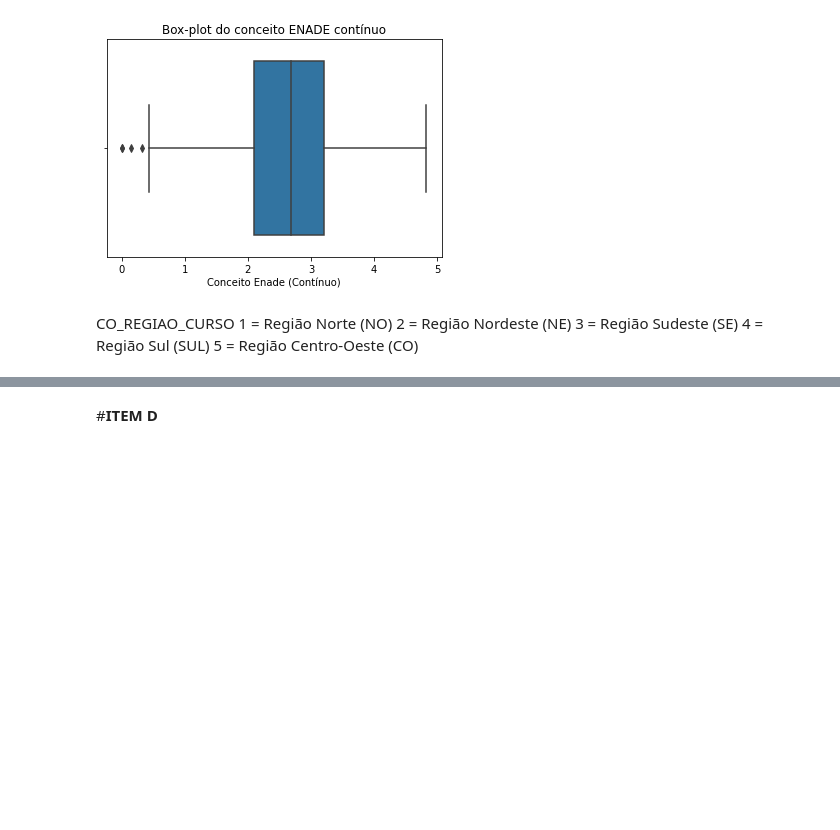
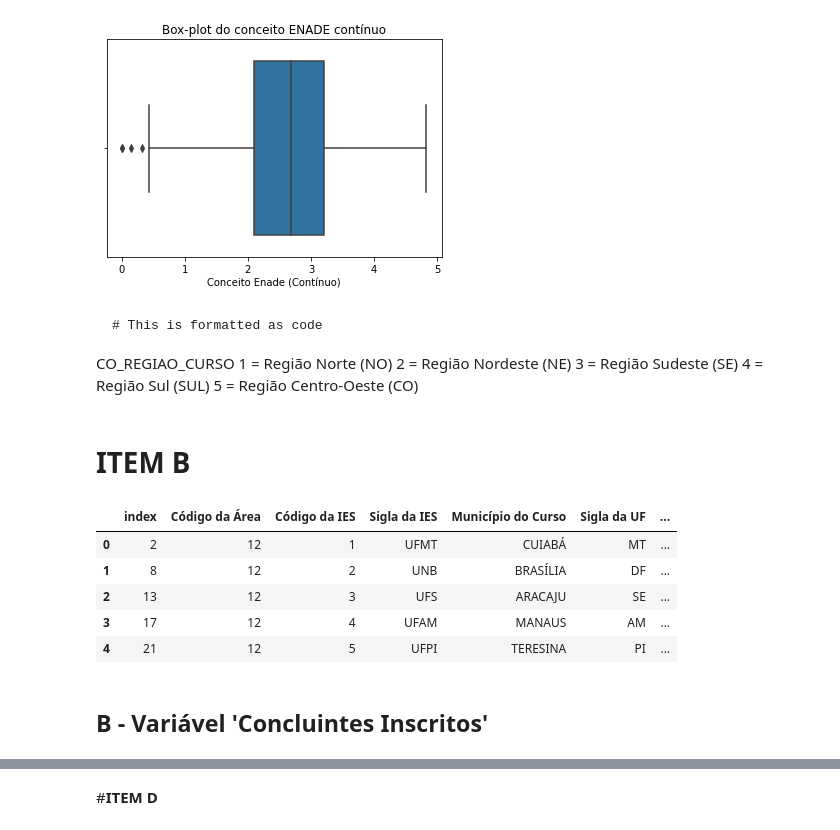
Before and after one commit to franklinperseuDS/TrabalhoModulo03, a Jupyter notebook: trabalhoEstatistica.ipynb, the cells around one changed output, grey strips where cells are left out. Drawn from its saved outputs; the diff is of its cells as text; code cells hidden in the pictures; blank space fills up the shorter version.

````diff
--- a/trabalhoEstatistica.ipynb
+++ b/trabalhoEstatistica.ipynb
@@ -140,9 +178,26 @@ se.boxplot(dfMedicinaC['Conceito Enade (Contínuo)']).set_title('Gráfico Box-pl
 Text(0.5, 1.0, 'Box-plot do conceito ENADE contínuo')
 [figure]
 # %% [markdown]
+
+
+```
+# This is formatted as code
+```
+
 CO_REGIAO_CURSO
 1 = Região Norte (NO)
 2 = Região Nordeste (NE)
 3 = Região Sudeste (SE)
 4 = Região Sul (SUL)
 5 = Região Centro-Oeste (CO)
+# %% [markdown]
+# **ITEM B**
+# %%
+dfMedicinaC.head()
+# %% [output]
+|  | index | Código da Área | Código da IES | Sigla da IES | Município do Curso | Sigla da UF | ... |
+| 0 | 2 | 12 | 1 | UFMT | CUIABÁ | MT | ... |
+| 1 | 8 | 12 | 2 | UNB | BRASÍLIA | DF | ... |
+| 2 | 13 | 12 | 3 | UFS | ARACAJU | SE | ... |
+| 3 | 17 | 12 | 4 | UFAM | MANAUS | AM | ... |
+| 4 | 21 | 12 | 5 | UFPI | TERESINA | PI | ... |
@@ -148,0 +221,2 @@ CO_REGIAO_CURSO
+# %% [markdown]
+## **B - Variável 'Concluintes Inscritos'**
````
Also changed, not shown: parts of 29 cells of this notebook.
